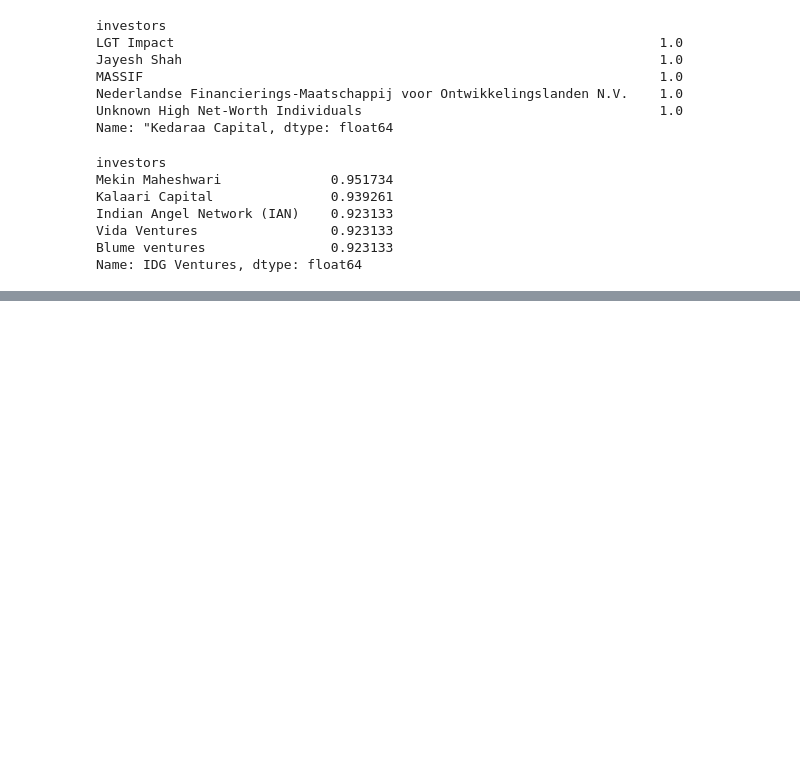
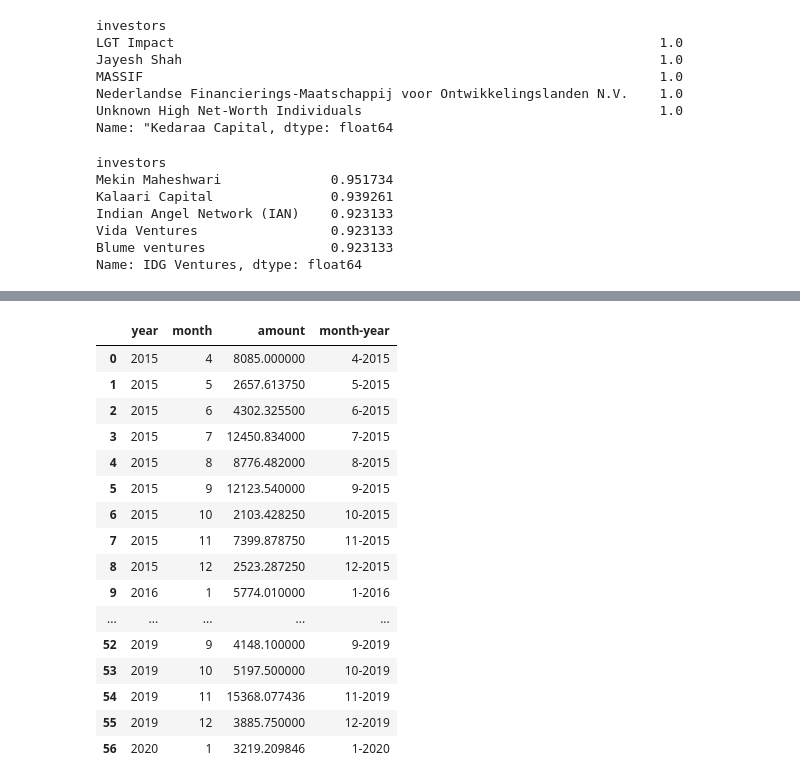
Before and after one commit to s-a-n-d-ip/Indian-Startup-Funding-Analysis, a Jupyter notebook: analysis.ipynb, the cells around one changed output, grey strips where cells are left out. Drawn from its saved outputs; the diff is of its cells as text; code cells hidden in the pictures; blank space fills up the shorter version.

```diff
--- a/analysis.ipynb
+++ b/analysis.ipynb
@@ -453,0 +538,2 @@ Name: IDG Ventures, dtype: float64
+# %%
+df['month']=df['date'].dt.month
@@ -453,0 +554,24 @@ Name: IDG Ventures, dtype: float64
+# %%
+temp=df.groupby(['year','month'])['amount'].sum().reset_index()
+# %%
+temp['month-year']=temp['month'].astype(str)+'-'+temp['year'].astype(str)
+# %%
+temp[['amount','month-year']]
+# %% [output]
+|  | year | month | amount | month-year |
+| 0 | 2015 | 4 | 8085.000000 | 4-2015 |
+| 1 | 2015 | 5 | 2657.613750 | 5-2015 |
+| 2 | 2015 | 6 | 4302.325500 | 6-2015 |
+| 3 | 2015 | 7 | 12450.834000 | 7-2015 |
+| 4 | 2015 | 8 | 8776.482000 | 8-2015 |
+| 5 | 2015 | 9 | 12123.540000 | 9-2015 |
+| 6 | 2015 | 10 | 2103.428250 | 10-2015 |
+| 7 | 2015 | 11 | 7399.878750 | 11-2015 |
+| 8 | 2015 | 12 | 2523.287250 | 12-2015 |
+| 9 | 2016 | 1 | 5774.010000 | 1-2016 |
+| ... | ... | ... | ... | ... |
+| 52 | 2019 | 9 | 4148.100000 | 9-2019 |
+| 53 | 2019 | 10 | 5197.500000 | 10-2019 |
+| 54 | 2019 | 11 | 15368.077436 | 11-2019 |
+| 55 | 2019 | 12 | 3885.750000 | 12-2019 |
+| 56 | 2020 | 1 | 3219.209846 | 1-2020 |
```
Also changed, not shown: parts of 26 cells of this notebook, 1 other file.
